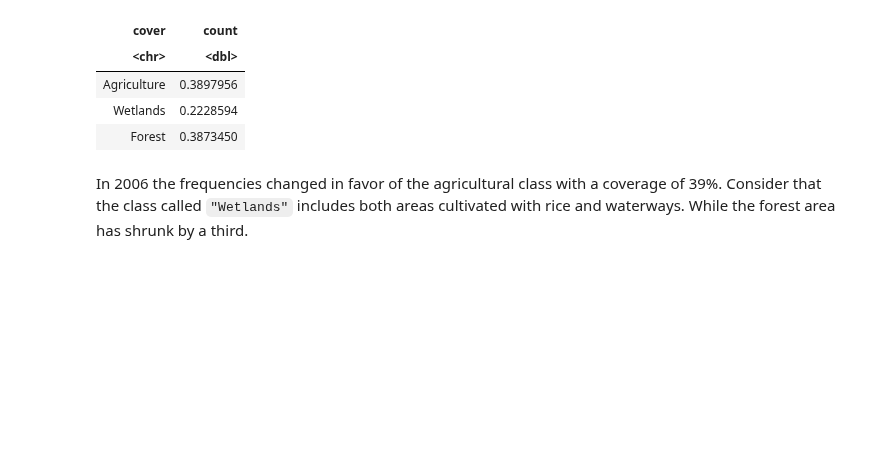
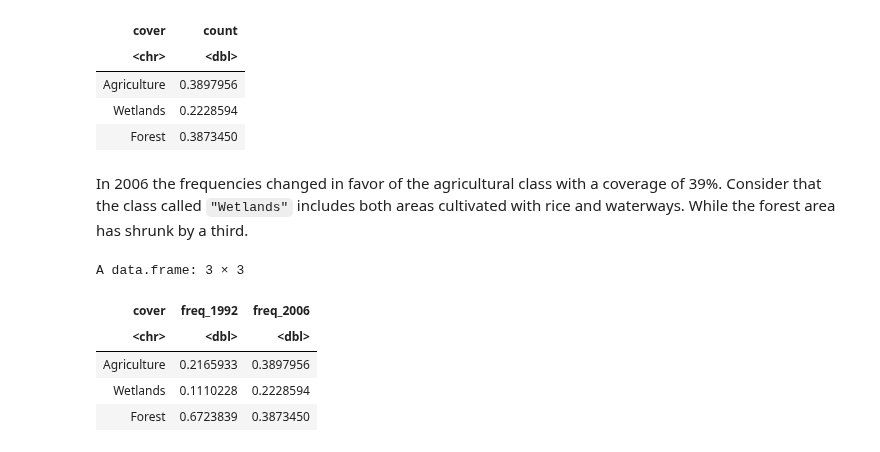
Before and after one commit to biagiominio/Remote_Sensing_2021, a Jupyter notebook: R_code_land_cover.ipynb, the cells around one changed output. Cells and saved outputs as stored; diff of their text form; code cells hidden in the pictures; blank space fills up the shorter version.

```diff
--- a/R_code_land_cover.ipynb
+++ b/R_code_land_cover.ipynb
@@ -237 +227,13 @@ percentages
+# %%
+merge_freq <- cbind.data.frame(cover=labels,
+                               freq_1992=data_freq_1992$count,
+                               freq_2006=data_freq_2006$count)
+merge_freq
+# %% [output]
+A data.frame: 3 × 3
+| cover | freq_1992 | freq_2006 |
+| <chr> | <dbl> | <dbl> |
+| Agriculture | 0.2165933 | 0.3897956 |
+| Wetlands | 0.1110228 | 0.2228594 |
+| Forest | 0.6723839 | 0.3873450 |
 # %%
```
Also changed, not shown: parts of 2 cells of this notebook.
